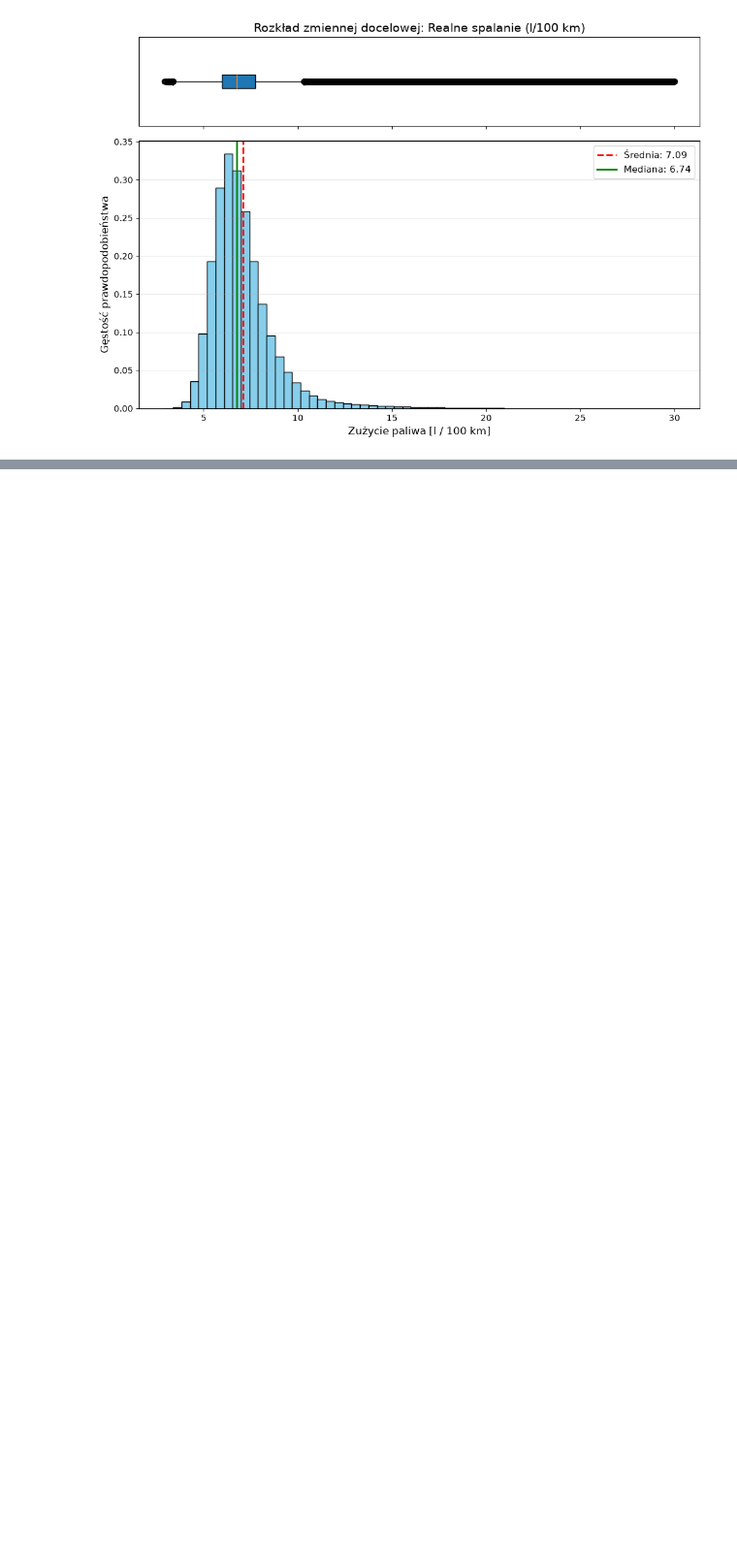
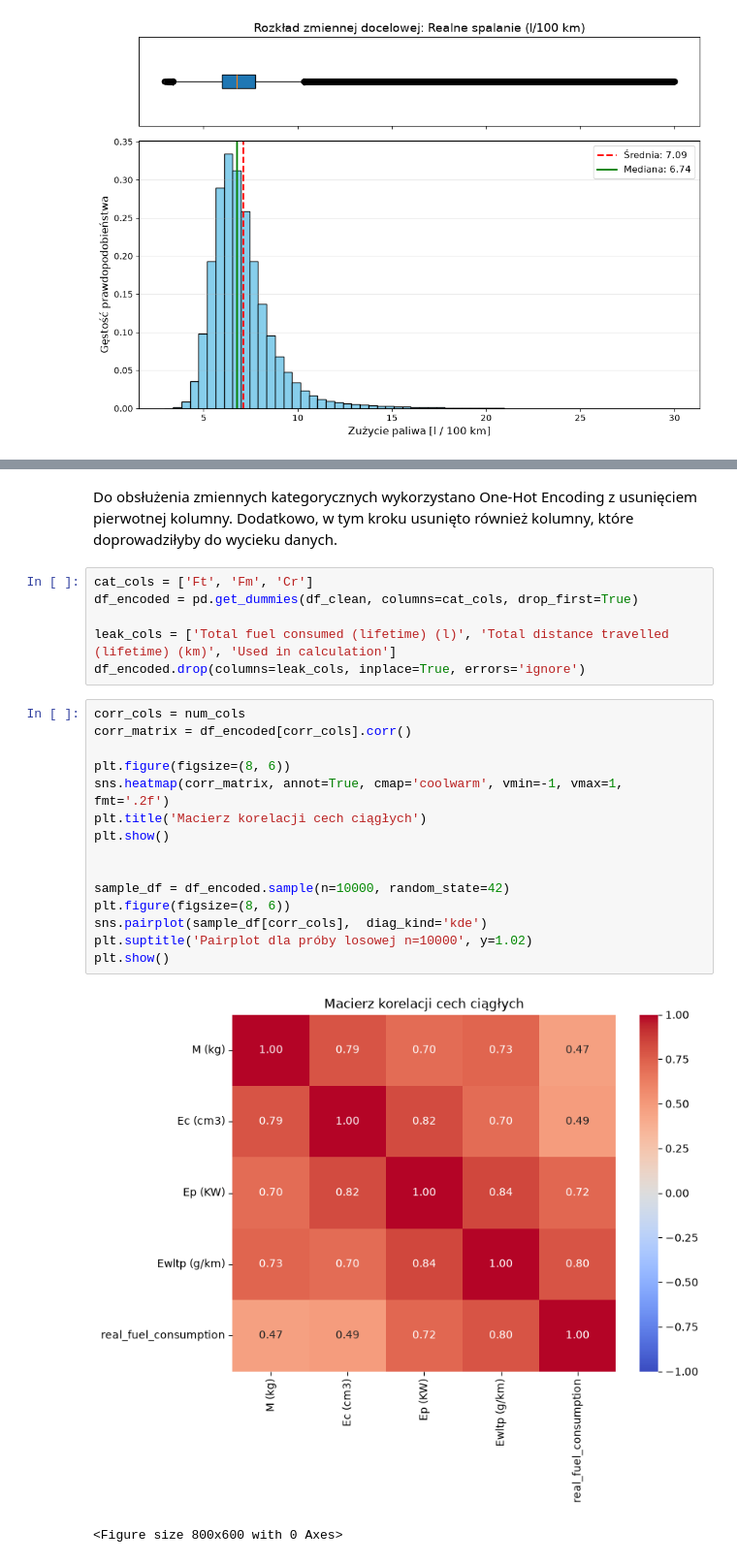
Before and after one commit to Konrad-Gumos/ZMUM_pk, a Jupyter notebook: Opis_Danych.ipynb, the cells around one changed output, grey strips where cells are left out. Shown at 97% size. Saved outputs shown, nothing was run; the diff lists cells and outputs as text; blank space fills up the shorter version.

```diff
--- a/Opis_Danych.ipynb
+++ b/Opis_Danych.ipynb
@@ -169,0 +231,26 @@ plt.show()
+# %% [markdown]
+Do obsłużenia zmiennych kategorycznych wykorzystano One-Hot Encoding z usunięciem pierwotnej kolumny. Dodatkowo, w tym kroku usunięto również kolumny, które doprowadziłyby do wycieku danych.
+# %%
+cat_cols = ['Ft', 'Fm', 'Cr']
+df_encoded = pd.get_dummies(df_clean, columns=cat_cols, drop_first=True)
+
+leak_cols = ['Total fuel consumed (lifetime) (l)', 'Total distance travelled (lifetime) (km)', 'Used in calculation']
+df_encoded.drop(columns=leak_cols, inplace=True, errors='ignore')
+# %%
+corr_cols = num_cols
+corr_matrix = df_encoded[corr_cols].corr()
+
+plt.figure(figsize=(8, 6))
+sns.heatmap(corr_matrix, annot=True, cmap='coolwarm', vmin=-1, vmax=1, fmt='.2f')
+plt.title('Macierz korelacji cech ciągłych')
+plt.show()
+
+
+sample_df = df_encoded.sample(n=10000, random_state=42)
+plt.figure(figsize=(8, 6))
+sns.pairplot(sample_df[corr_cols],  diag_kind='kde')
+plt.suptitle('Pairplot dla próby losowej n=10000', y=1.02)
+plt.show()
+# %% [output]
+[figure, added]
+<Figure size 800x600 with 0 Axes>
```
Also changed, not shown: parts of 5 cells of this notebook.
